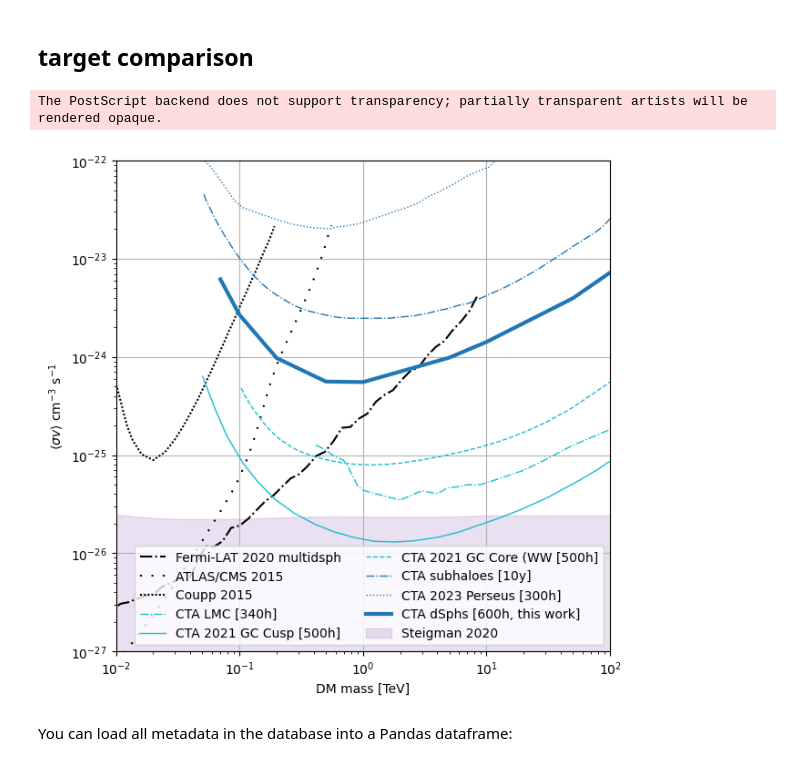
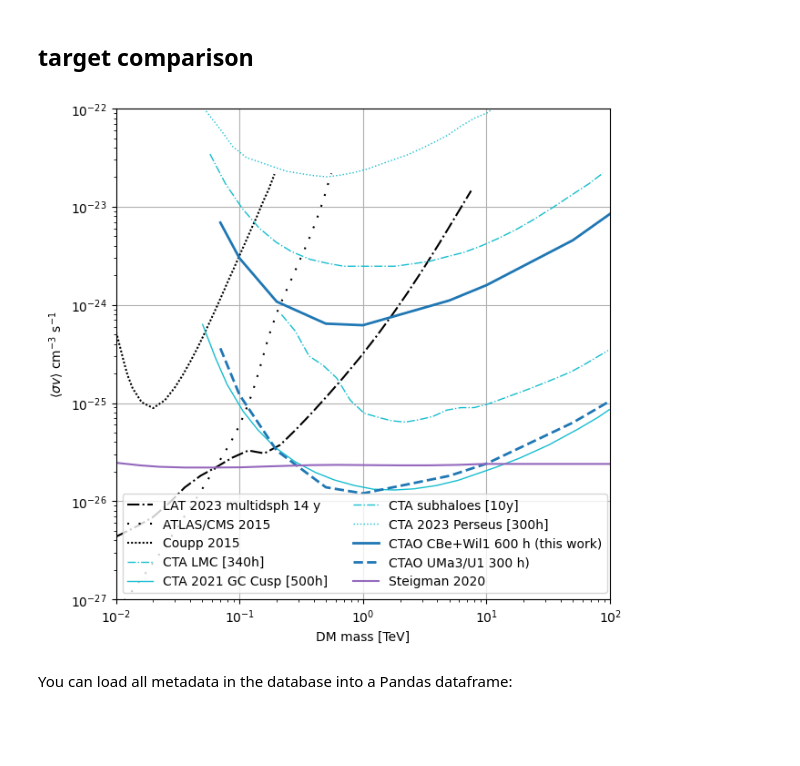
Before and after one commit to micheledoro/gDMbounds, a Jupyter notebook: sandbox/mdoro/make_dsphKSP_comparison_spectra.ipynb, the cells around one changed output. Saved outputs shown, nothing was run; the diff lists cells and outputs as text; code cells hidden in the pictures; blank space fills up the shorter version.

```diff
--- a/sandbox/mdoro/make_dsphKSP_comparison_spectra.ipynb
+++ b/sandbox/mdoro/make_dsphKSP_comparison_spectra.ipynb
@@ -66,14 +77,11 @@ plt.savefig("compare_cta_bb.png")
 # %% [markdown]
 ## dsph comparison tautau
 # %%
-magic_22_mdsph = ascii.read("./dmbounds/bounds/magic/magic_2022_multidsph_ann_tautau.ecsv")
-hawc_18_mdsph= ascii.read("./dmbounds/bounds/hawc/hawc_2018_multidsph_ann_tautau.ecsv")
-hess_20_mdsph = ascii.read("./dmbounds/bounds/hess/hess_2020_multidsph_ann_tautau.ecsv")
-fermi_20_mdsph = ascii.read("./dmbounds/bounds/lat/lat_2020_multidsph_ann_tautau_oneD_frequentist.ecsv")
-#lhaaso_19_mdsph = ascii.read("./dmbounds/bounds/lhaaso/lhaaso_2019_multidsph_ann_bb_sens.ecsv
-veritas_17_mdsph = ascii.read("./dmbounds/bounds/veritas/veritas_2017_multidsph_ann_tautau.ecsv")
+magic_22_mdsph = ascii.read("../../dmbounds/bounds/magic/magic_2022_multidsph_ann_tautau.ecsv")
+hawc_18_mdsph= ascii.read("../../dmbounds/bounds/hawc/hawc_2018_multidsph_ann_tautau_notri2.ecsv")
+hess_20_mdsph = ascii.read("../../dmbounds/bounds/hess/hess_2020_multidsph_ann_tautau.ecsv")
+fermi_20_mdsph = ascii.read("../../dmbounds/bounds/lat/lat_2020_multidsph_ann_tautau_oneD_frequentist.ecsv")
+fermi_23_mdsph = ascii.read("../../dmbounds/bounds/lat/lat_2023_multidsph_ann_tautau_measured.ecsv")
+veritas_17_mdsph = ascii.read("../../dmbounds/bounds/veritas/veritas_2017_multidsph_ann_tautau.ecsv")
 
-#stack_core = ascii.read("./dmbounds/bounds/temp/stack_burkert_bb.csv")
-stack_cusp = ascii.read("./dmbounds/bounds/temp/stack_Wil1_and_CBe_Einasto_600h_tautau.csv")
-
-steigman = ascii.read("./dmbounds/modelpredictions/wimp_steigman2012_numerical.ecsv")
+steigman = ascii.read("../../dmbounds/modelpredictions/wimp_steigman2012_numerical.ecsv")
@@ -147,46 +152,47 @@ plt.ylim(1e-27,1e-22)
 
 
 # Other instrument limits
-plt.loglog(fermi_20_mdsph['mass']*1e-3,fermi_20_mdsph['sigmav'],color='k',linestyle='dashdot',label="Fermi-LAT 2020 multidsph")
+plt.loglog(fermi_23_mdsph['mass']*1e-3,fermi_23_mdsph['sigmav'],color='k',linestyle='dashdot',label="LAT 2023 multidsph 14 y")
 #plt.loglog(hess_12_fornax['mass'],hess_12_fornax['sigmav'],color='k',linestyle=(0, (1, 3)),label="HESS Fornax Cluster")
 #plt.loglog(hess_11_m15['mass'],hess_11_m15['sigmav'],color='k',linestyle=(0, (1, 5)),label="HESS M15")
 plt.loglog(collider_15['mass']*1e-3,collider_15['sigmav'],color='k',linestyle=(0, (1, 5)),label="ATLAS/CMS 2015")
 plt.loglog(direct_15['mass']*1e-3,direct_15['sigmav'],color='k',linestyle=(0, (1, 1)),label="Coupp 2015")
 
 # Other CTA limits
 plt.loglog(cta_lmc['mass']*1e-3,cta_lmc['sigmav'], color='tab:cyan',linestyle='dashdot',linewidth=1,
            label="CTA LMC [340h]")
 plt.loglog(cta_21_gc['mass']*1e-3,cta_21_gc['sigmav'],color='tab:cyan',linestyle='solid', linewidth=1,
            label="CTA 2021 GC Cusp [500h]")
 #plt.loglog(cta_21_gc_core['mass']*1e-3,cta_21_gc_core['sigmav'],color='tab:cyan',linestyle='dashed', linewidth=1,
-           label="CTA 2021 GC Core (WW [500h]")
-plt.loglog(cta_subhalo['mass']*1e-3,cta_subhalo['sigmav'], color='tab:blue',linestyle='dashdot',linewidth=1,
+#           label="CTA 2021 GC Core (WW [500h]")
+plt.loglog(cta_subhalo['mass']*1e-3,cta_subhalo['sigmav'], color='tab:cyan',linestyle='dashdot',linewidth=1,
            label="CTA subhaloes [10y]")
 
 #plt.loglog(cta_21_gc_core['mass']*1e-3,cta_21_gc_core['sigmav'],color='tab:orange',linestyle='dotted',label="CTA 2021 GC Core")
-plt.loglog(cta_23_perseus['mass'],cta_23_perseus['sigmav'],color='tab:blue',linestyle='dotted', linewidth=1,
+plt.loglog(cta_23_perseus['mass']*1e-3,cta_23_perseus['sigmav'], color='tab:cyan',linestyle='dotted', linewidth=1,
            label="CTA 2023 Perseus [300h]")
 
-
+plt.loglog(cta_m*1e-3,cta_combined2_bb_sv, linewidth = "2", color = "tab:blue", label="CTAO CBe+Wil1 600 h (this work)")
+#plt.loglog(cta_m*1e-3,cta_UMa3_bb_sv, color="tab:blue", linestyle = "dashed", linewidth = "2", label="CTAO UMa3/U1 100 h (this work)")
+plt.loglog(cta_m*1e-3,cta_UMa3_bb_sv/np.sqrt(3), color="tab:blue", linestyle = "dashed", linewidth = "2", label="CTAO UMa3/U1 300 h)")
 
 # This work
 #plt.loglog(stack_core['mass']*1e-3,stack_core['sigmav'],label="Sgr2+CBe Core (this work)", linewidth=2)
-plt.loglog(stack_cusp['mass']*1e-3,stack_cusp['sigmav'],label="CTA dSphs [600h, this work]", linewidth=3)
+
 
 # Steigman reference
-#plt.loglog(steigman['mass']*1e-3,steigman['sigmav'],color='tab:purple',label="Steigman 2020")
-plt.fill_between(steigman['mass']*1e-3, 1e-28, steigman['sigmav'],color='tab:purple',alpha=0.2,label="Steigman 2020")
+plt.loglog(steigman['mass']*1e-3,steigman['sigmav'],color='tab:purple',label="Steigman 2020")
+#plt.fill_between(steigman['mass']*1e-3, 1e-28, steigman['sigmav'],color='tab:purple',alpha=0.2,label="Steigman 2020")
 
 
 plt.grid()
 plt.legend(loc="best",ncol=2)
 
-plt.savefig("compare_cta_target_bb.eps")
-plt.savefig("compare_cta_target_bb.pdf")
-plt.savefig("compare_cta_target_bb.png")
+#plt.savefig("compare_cta_target_bb.eps")
+#plt.savefig("compare_cta_target_bb.pdf")
+plt.savefig("plot_compare_cta_targets_bb.png")
 # %% [output]
-The PostScript backend does not support transparency; partially transparent artists will be rendered opaque.
-[figure, old version]
+[figure, new version]
 # %% [markdown]
 You can load all metadata in the database into a Pandas dataframe:
 # %%
```
Also changed, not shown: parts of 7 cells of this notebook, 2 other files.
